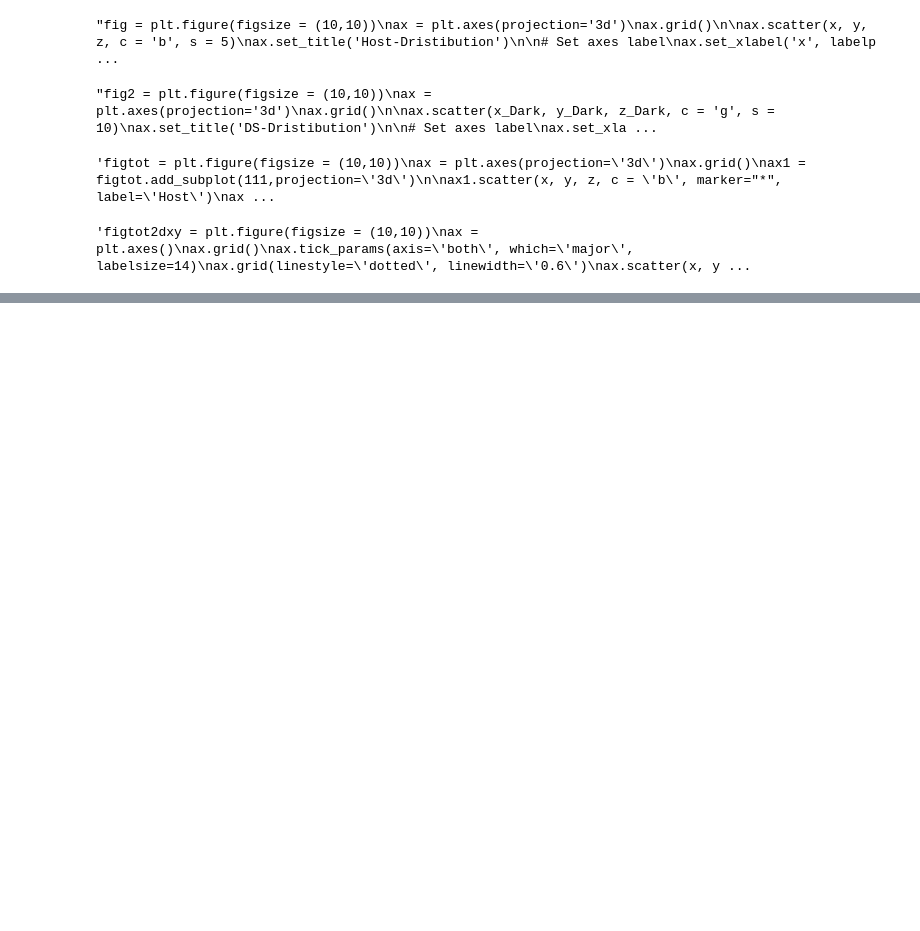
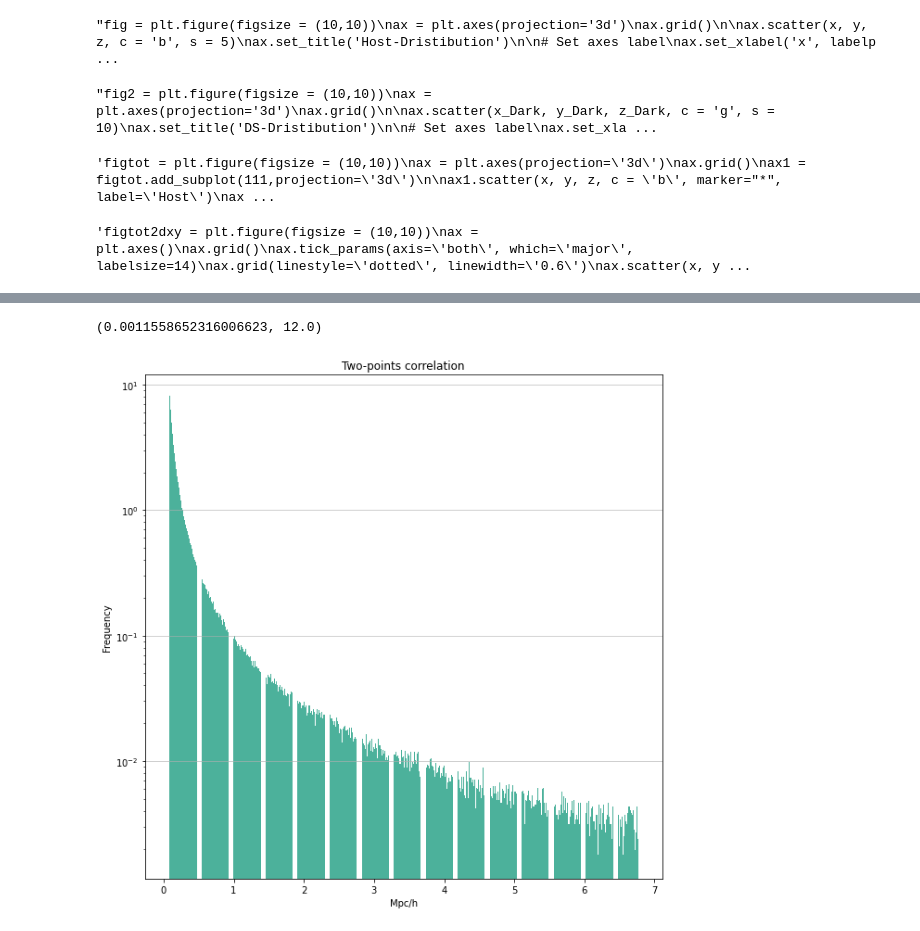
Before and after one commit to RCianca/DarkSirensStat, a Jupyter notebook: DSCatalogueCeator/DSIRE.ipynb, the cells around one changed output, grey strips where cells are left out. Saved outputs shown, nothing was run; the diff lists cells and outputs as text; code cells hidden in the pictures; blank space fills up the shorter version.

```diff
--- a/DSCatalogueCeator/DSIRE.ipynb
+++ b/DSCatalogueCeator/DSIRE.ipynb
@@ -214,0 +226,16 @@ matplotlib.pyplot.hist(samples,bins=1000,density=True)
+# %%
+plt.figure(figsize=(10,10))
+n, bins, patches = plt.hist(x=samples, bins=1000,density=True, color='#009171',
+                            alpha=0.7, rwidth=0.85)
+plt.grid(axis='y', alpha=0.75)
+plt.xlabel('Mpc/h')
+plt.ylabel('Frequency')
+plt.yscale('log')
+plt.title('Two-points correlation')
+maxfreq = n.max()
+# Set a clean upper y-axis limit.
+#plt.ylim(ymax=np.ceil(maxfreq / 10) * 10 if maxfreq % 10 else maxfreq + 2)
+plt.ylim(ymax=np.ceil(maxfreq))
+# %% [output]
+(0.0011558652316006623, 12.0)
+[figure, added]
```
Also changed, not shown: parts of 8 cells of this notebook.
